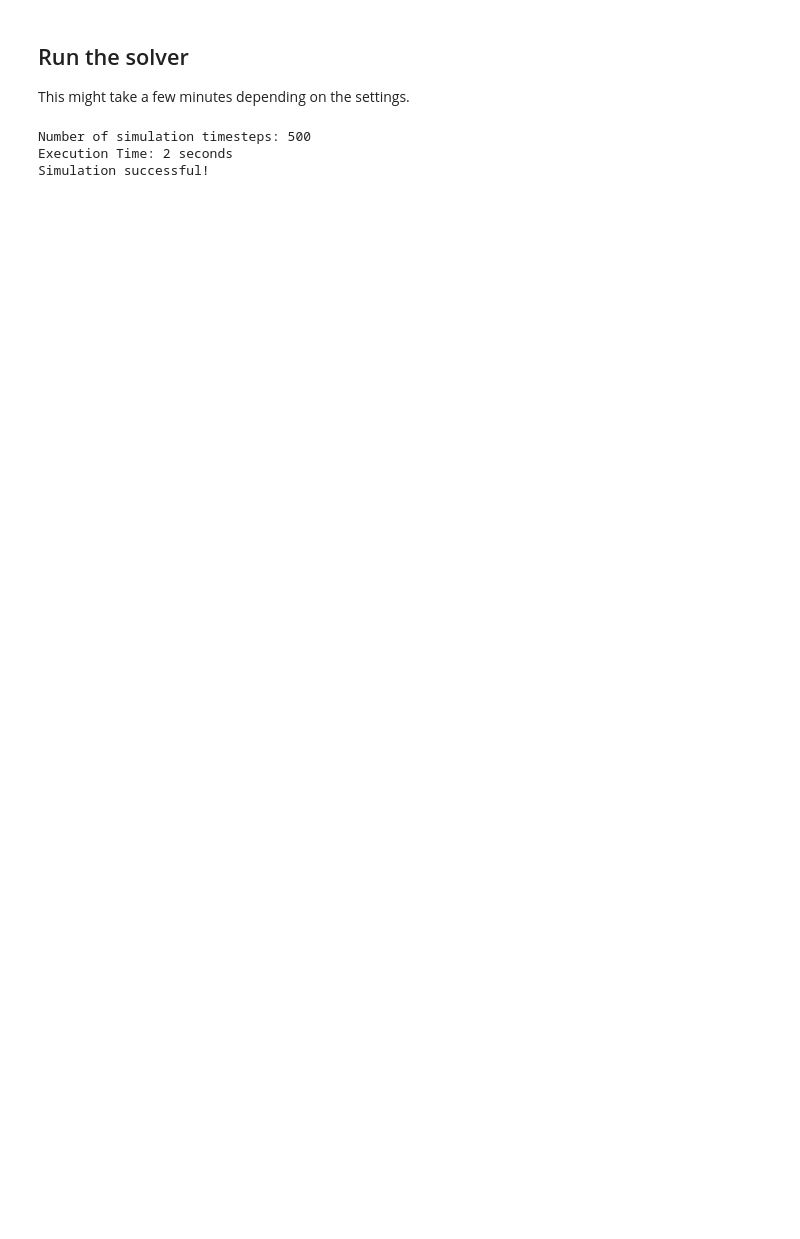
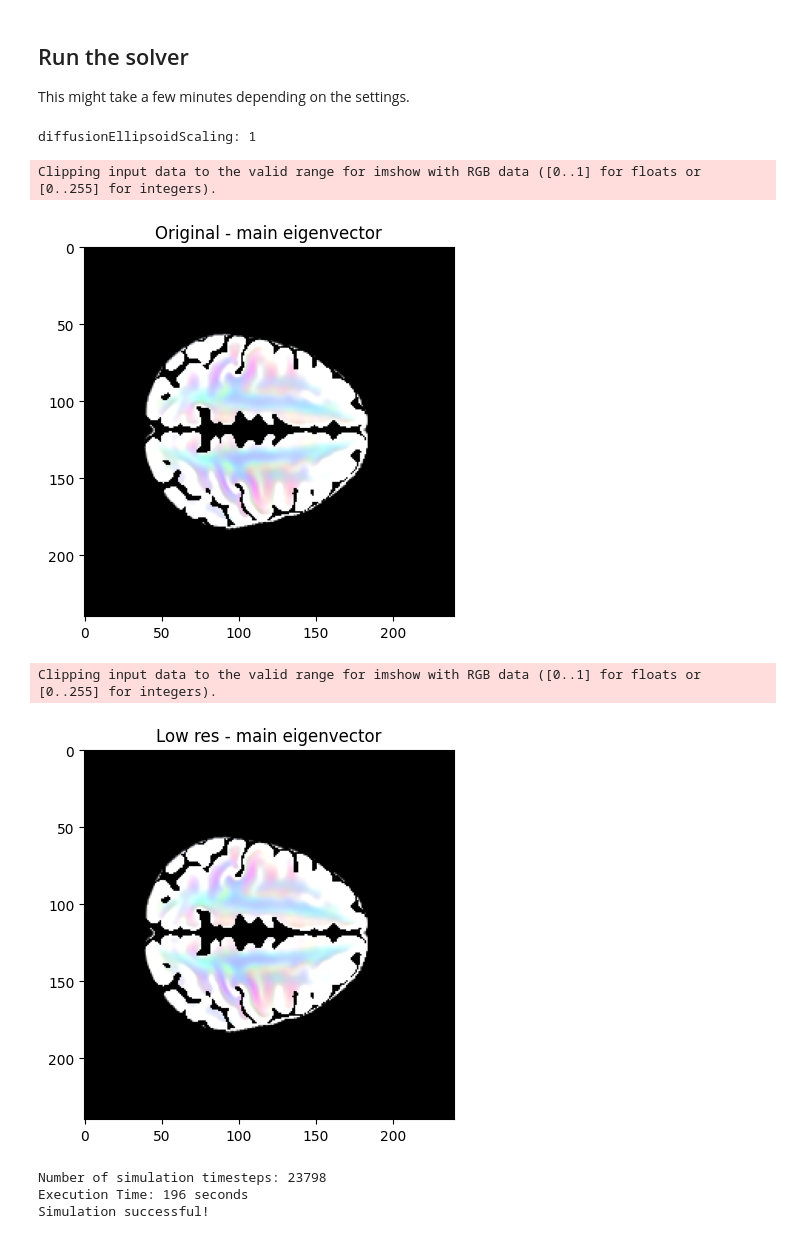
Before and after one commit to m1balcerak/TumorGrowthToolkit, a Jupyter notebook: FK_DTI_example.ipynb, the cells around one changed output. Saved outputs shown, nothing was run; the diff lists cells and outputs as text; code cells hidden in the pictures; blank space fills up the shorter version.

```diff
--- a/FK_DTI_example.ipynb
+++ b/FK_DTI_example.ipynb
@@ -50,19 +88,30 @@ parameters = {
 ## Run the solver
 This might take a few minutes depending on the settings.
 # %%
-# Run the FK_solver and plot the results
+# Run the DTI_FK_solver and plot the results
 start_time = time.time()
 fK_DTI_Solver = FK_DTI_Solver(parameters)
-result = fK_DTI_Solver.solve()
+result = fK_DTI_Solver.solve(doPlot=True)
 end_time = time.time()  # Store the end time
 execution_time = int(end_time - start_time)  # Calculate the difference
 
 print(f"Execution Time: {execution_time} seconds")
 if result['success']:
     print("Simulation successful!")
 else:
     print("Error occurred:", result['error'])
+
+plt.imshow(tissue[:,:,z]>0,alpha=0.5*(tissue[:,:,z]==0), cmap='gray')
+plt.imshow(result['final_state'][:,:,z], alpha=0.5*(result['final_state'][:,:,z]>0.001), cmap = "Reds")
+plt.colorbar()
+plt.title('Tumor DTI')
+plt.show()
 # %% [output]
-Number of simulation timesteps: 500
-Execution Time: 2 seconds
-Simulation successful!
+diffusionEllipsoidScaling: 1
+Clipping input data to the valid range for imshow with RGB data ([0..1] for floats or [0..255] for integers).
+[figure, added]
+Clipping input data to the valid range for imshow with RGB data ([0..1] for floats or [0..255] for integers).
+[figure, added]
+Number of simulation timesteps: 23798
+Execution Time: 196 seconds
+Simulation successful!
```
Also changed, not shown: parts of 12 cells of this notebook.
